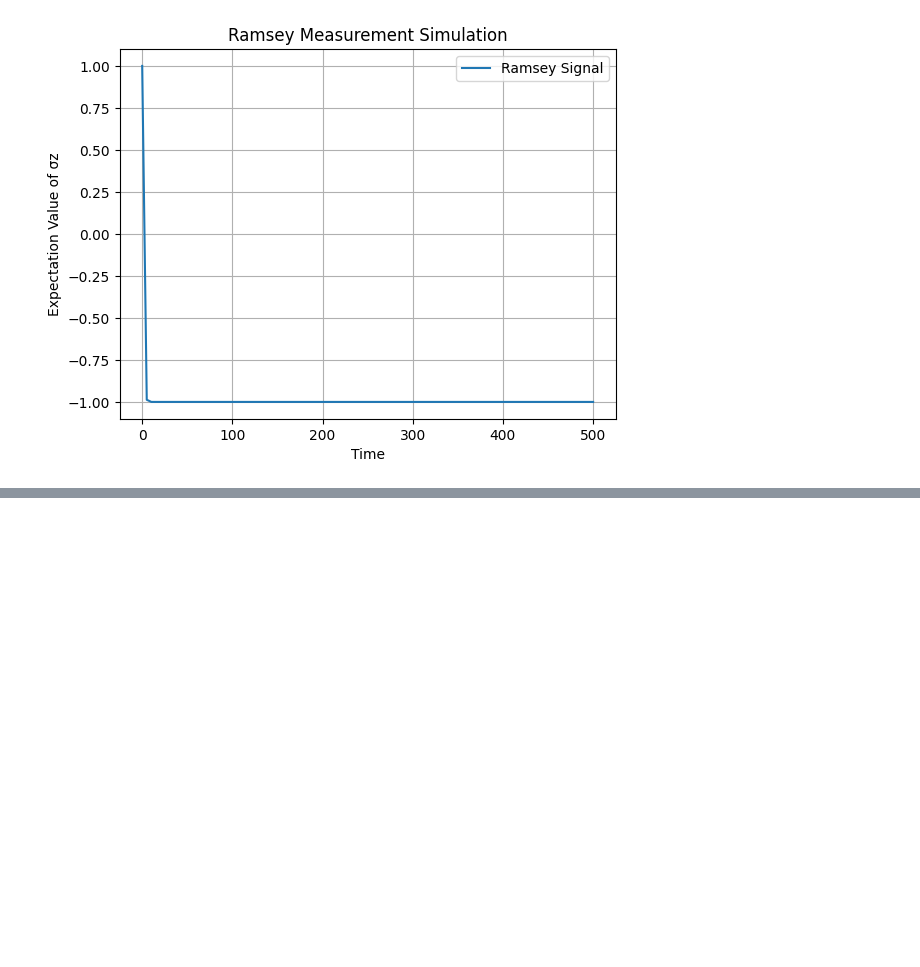
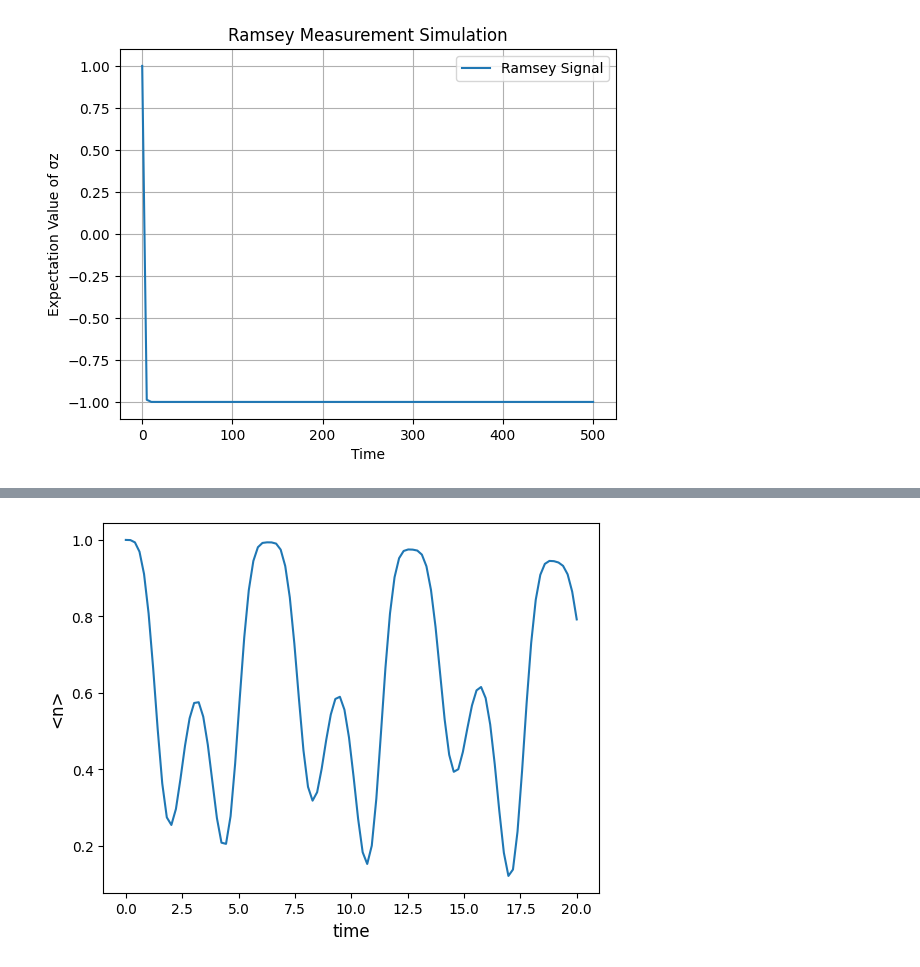
Before and after one commit to jyamaoka/qubit_zz_coupling, a Jupyter notebook: examples/notes.ipynb, the cells around one changed output, grey strips where cells are left out. Cells and saved outputs as stored; diff of their text form; code cells hidden in the pictures; blank space fills up the shorter version.

```diff
--- a/examples/notes.ipynb
+++ b/examples/notes.ipynb
@@ -274,0 +290,8 @@ Qobj data =
+# %%
+time_dependence = "sin(t)"
+# %%
+H_t = [H, [a + a.dag(), time_dependence]]
+result_brme = brmesolve(H_t, psi0, times, e_ops=[a.dag() * a])
+plot_expectation_values(result_brme, ylabels=["<n>"]);
+# %% [output]
+[figure, added]
```
Also changed, not shown: parts of 4 cells of this notebook, 3 other files.
